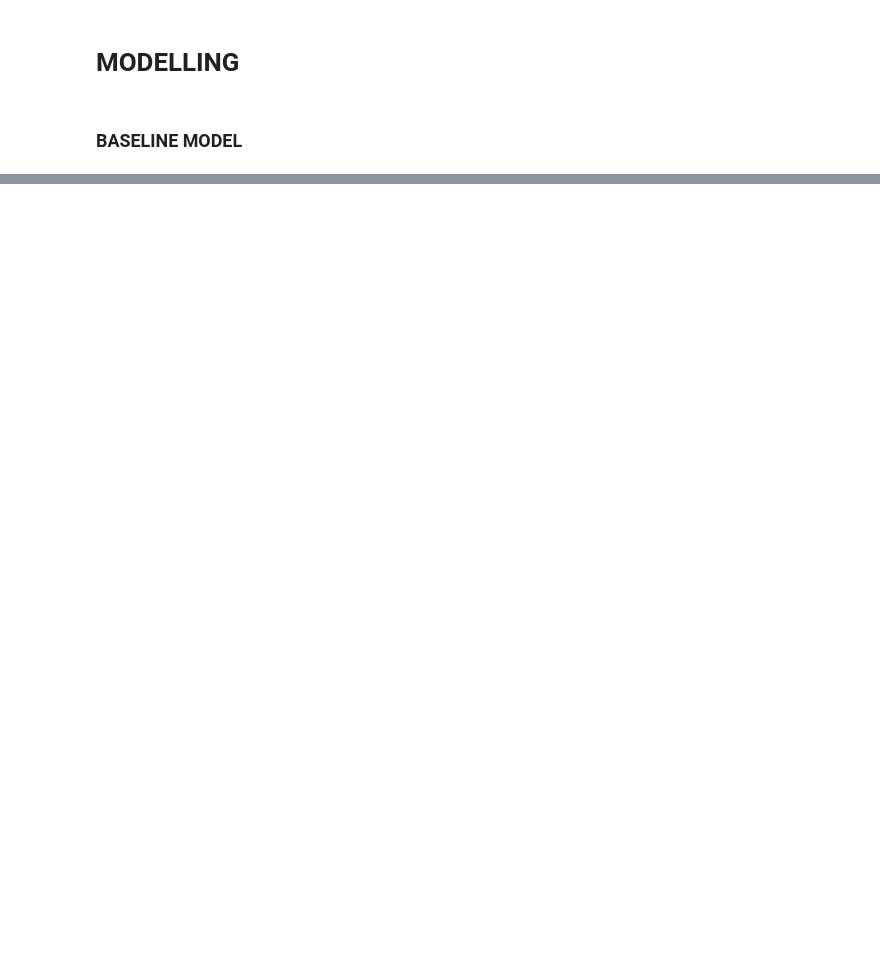
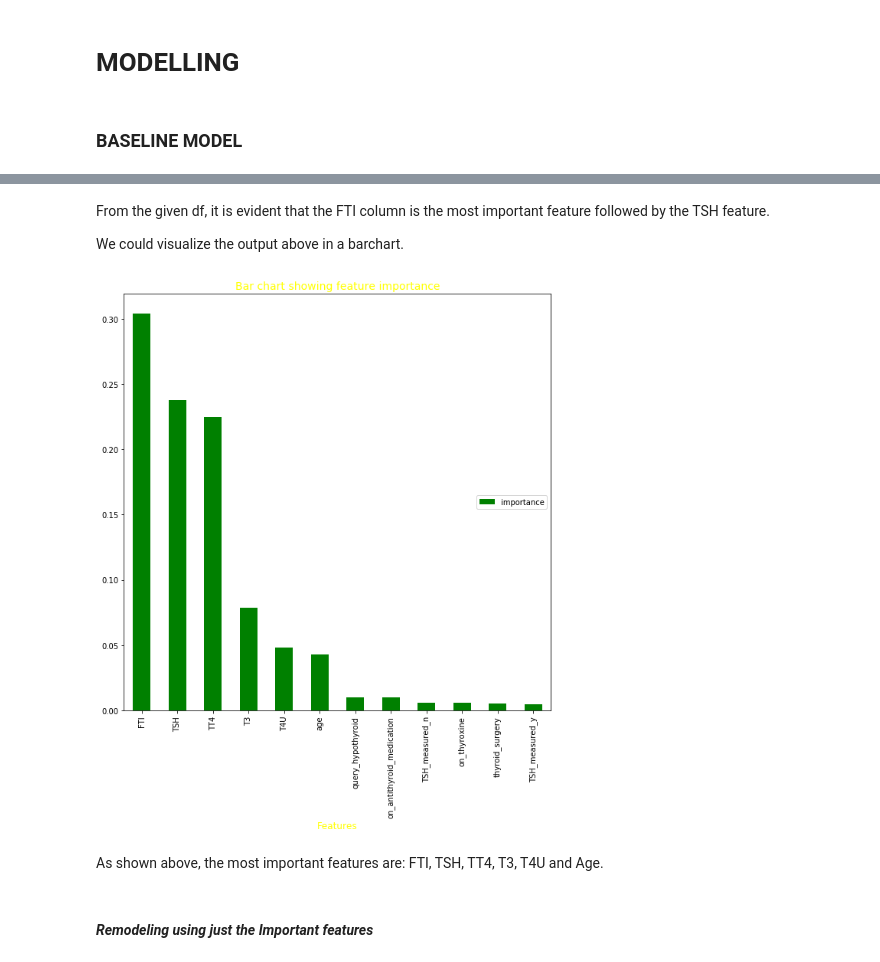
Before and after one commit to Machocho254/HYpothyrodism-Prediction, a Jupyter notebook: Hypothyrodism_Week8_IP_MS_CORE_JANUARY_2020_MACHOCHO_MENGO.ipynb, the cells around one changed output, grey strips where cells are left out. Drawn from its saved outputs; the diff is of its cells as text; code cells hidden in the pictures; blank space fills up the shorter version.

```diff
--- a/Hypothyrodism_Week8_IP_MS_CORE_JANUARY_2020_MACHOCHO_MENGO.ipynb
+++ b/Hypothyrodism_Week8_IP_MS_CORE_JANUARY_2020_MACHOCHO_MENGO.ipynb
@@ -706,0 +615,20 @@ Image(graph.create_png())
+# %% [markdown]
+From the given df, it is evident that the FTI column is the most important feature followed by the TSH feature.
+
+We could visualize the output above in a barchart.
+# %%
+# Creating a bar chart of feature importance in descending order
+#
+important_df = impo_df[:12].sort_values(by = 'importance', ascending = False)
+important_df.plot(kind = 'bar', figsize = (10, 10), color = 'green')
+plt.legend(loc = 'center right')
+plt.title('Bar chart showing feature importance', color = 'yellow', fontsize = 14)
+plt.xlabel('Features', fontsize = 12, color = 'yellow')
+plt.show()
+# %% [output]
+[figure, added]
+# %% [markdown]
+As shown above, the most important features are:
+FTI, TSH, TT4, T3, T4U and Age.
+# %% [markdown]
+####  *Remodeling using just the Important features*
```
Also changed, not shown: parts of 71 cells of this notebook.
